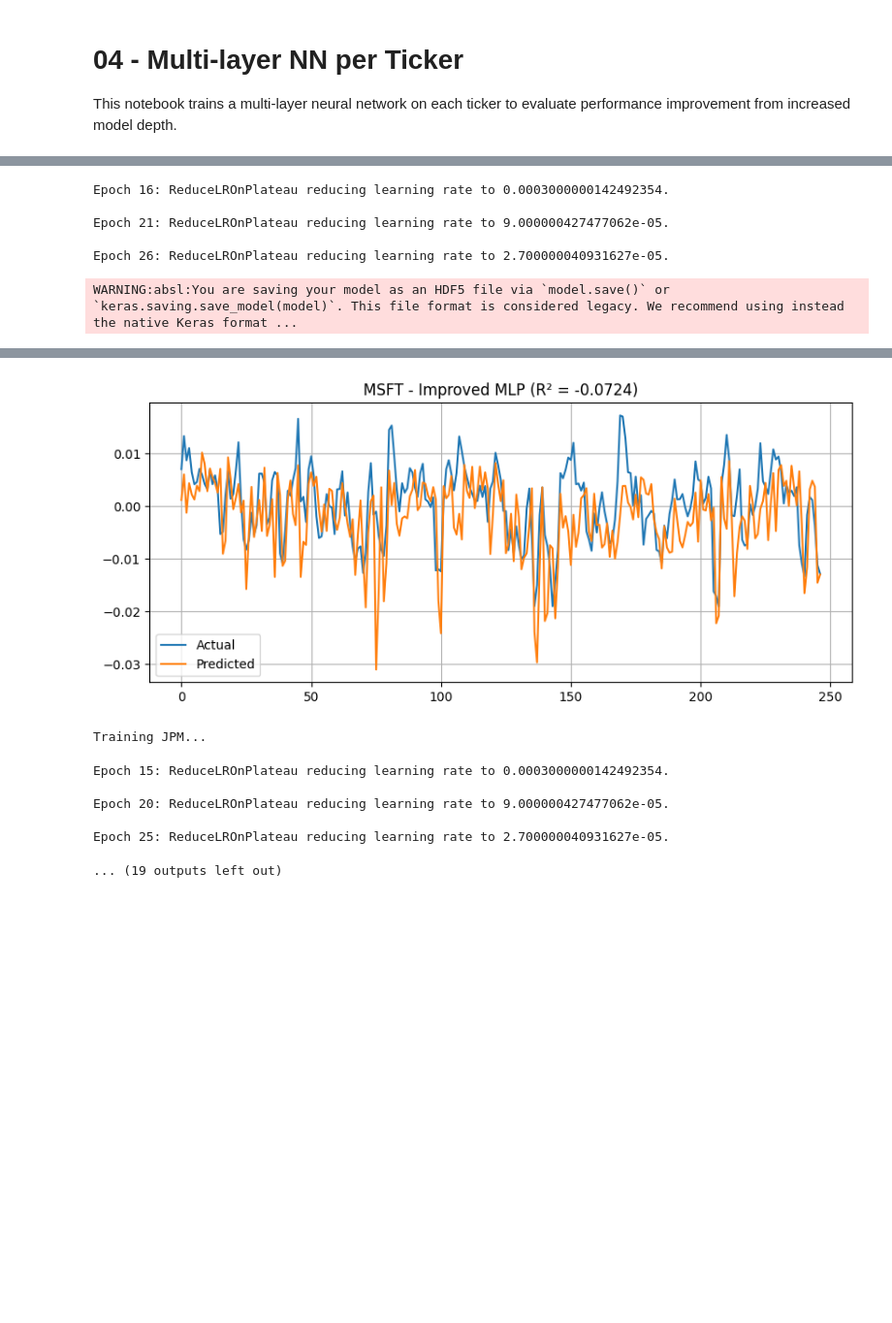
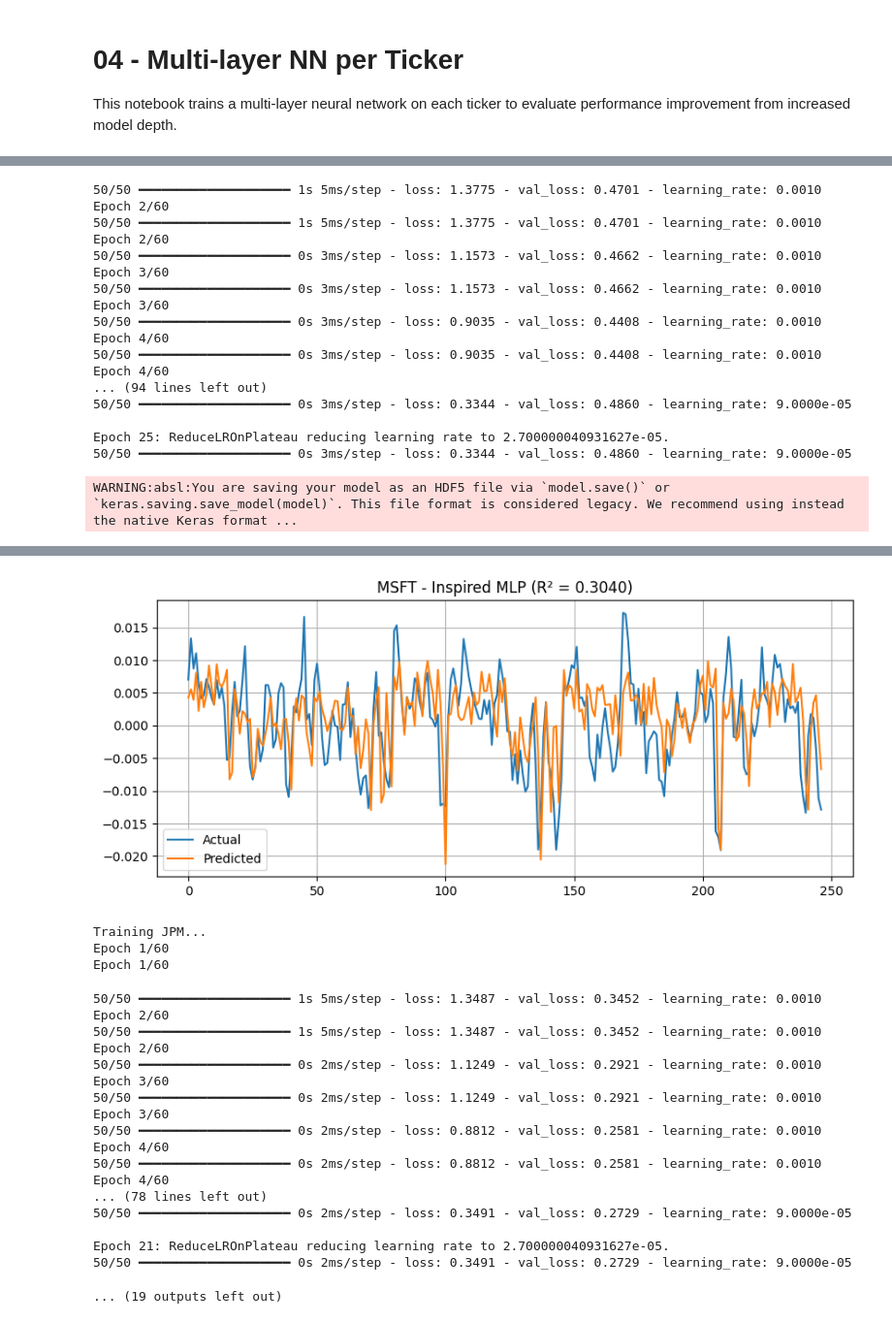
Before and after one commit to abhigyas/stock-forecasting-neural-networks, a Jupyter notebook: notebooks/04_modeling_multi_layer_nn.ipynb, the cells around one changed output, grey strips where cells are left out. Shown: that part at 97% size. Cells and saved outputs as stored; diff of their text form; code cells hidden in the pictures; blank space fills up the shorter version.

Commit message:
improved multi layer nn

```diff
--- a/notebooks/04_modeling_multi_layer_nn.ipynb
+++ b/notebooks/04_modeling_multi_layer_nn.ipynb
@@ -8,10 +8,9 @@ import numpy as np
 from sklearn.model_selection import train_test_split
 from sklearn.preprocessing import StandardScaler
 from tensorflow.keras.models import Sequential
-from tensorflow.keras.layers import Dense, Dropout
+from tensorflow.keras.layers import Dense
 from tensorflow.keras.callbacks import EarlyStopping, ReduceLROnPlateau
 from sklearn.metrics import mean_squared_error, r2_score
-from tensorflow.keras.regularizers import l2
 import matplotlib.pyplot as plt
 import os
 
@@ -84,10 +83,10 @@ for ticker in tickers:
 
     # === Model Architecture ===
     model = Sequential([
-        Dense(128, activation='relu', kernel_regularizer=l2(1e-4), input_shape=(X_train_scaled.shape[1],)),
-        Dropout(0.2),
-        Dense(64, activation='relu', kernel_regularizer=l2(1e-4)),
-        Dropout(0.1),
+        Dense(64, activation='relu', input_shape=(X_train_scaled.shape[1],)),
+        Dense(32, activation='relu'),
+        Dense(16, activation='relu'),
+        Dense(16, activation='relu'),
         Dense(1)
     ])
     model.compile(optimizer='adam', loss='mse')
@@ -96,12 +95,12 @@ for ticker in tickers:
     early_stop = EarlyStopping(patience=15, restore_best_weights=True, monitor='val_loss')
     reduce_lr = ReduceLROnPlateau(monitor='val_loss', factor=0.3, patience=5, min_lr=1e-5, verbose=1)
 
-    model.fit(X_train_scaled, y_train_norm, validation_split=0.2, epochs=200, verbose=0,
+    model.fit(X_train_scaled, y_train_norm, validation_split=0.2, epochs=60, batch_size=16, verbose=1,
               callbacks=[early_stop, reduce_lr])
 
     # Save model
     os.makedirs('../models/saved_model', exist_ok=True)
-    model.save(f'../models/saved_model/{ticker}_improved_nn.h5')
+    model.save(f'../models/saved_model/{ticker}_inspired_mlp.h5')
 
     # === Predict and Evaluate ===
     y_pred_norm = model.predict(X_test_scaled).flatten()
@@ -116,13 +115,13 @@ for ticker in tickers:
     plt.figure(figsize=(10, 4))
     plt.plot(y_test_actual, label='Actual')
     plt.plot(y_pred, label='Predicted')
-    plt.title(f"{ticker} - Improved MLP (R² = {r2:.4f})")
+    plt.title(f"{ticker} - Inspired MLP (R² = {r2:.4f})")
     plt.legend()
     plt.grid(True)
     plt.show()
 
 # === Summary Output ===
-print("\nSUMMARY")
+print("\nSUMMARY OF MLP")
 for ticker, (mse, r2) in results.items():
     print(f"{ticker}: MSE = {mse:.6f}, R² = {r2:.4f}")
 # %% [output]
@@ -139,6 +154,18 @@ Training MSFT...
-Epoch 16: ReduceLROnPlateau reducing learning rate to 0.0003000000142492354.
+50/50 ━━━━━━━━━━━━━━━━━━━━ 1s 5ms/step - loss: 1.3775 - val_loss: 0.4701 - learning_rate: 0.0010
+Epoch 2/60
+50/50 ━━━━━━━━━━━━━━━━━━━━ 1s 5ms/step - loss: 1.3775 - val_loss: 0.4701 - learning_rate: 0.0010
+Epoch 2/60
+50/50 ━━━━━━━━━━━━━━━━━━━━ 0s 3ms/step - loss: 1.1573 - val_loss: 0.4662 - learning_rate: 0.0010
+Epoch 3/60
+50/50 ━━━━━━━━━━━━━━━━━━━━ 0s 3ms/step - loss: 1.1573 - val_loss: 0.4662 - learning_rate: 0.0010
+Epoch 3/60
+50/50 ━━━━━━━━━━━━━━━━━━━━ 0s 3ms/step - loss: 0.9035 - val_loss: 0.4408 - learning_rate: 0.0010
+Epoch 4/60
+50/50 ━━━━━━━━━━━━━━━━━━━━ 0s 3ms/step - loss: 0.9035 - val_loss: 0.4408 - learning_rate: 0.0010
+Epoch 4/60
+... (94 lines left out)
+50/50 ━━━━━━━━━━━━━━━━━━━━ 0s 3ms/step - loss: 0.3344 - val_loss: 0.4860 - learning_rate: 9.0000e-05
 
-Epoch 21: ReduceLROnPlateau reducing learning rate to 9.000000427477062e-05.
-
-Epoch 26: ReduceLROnPlateau reducing learning rate to 2.700000040931627e-05.
+Epoch 25: ReduceLROnPlateau reducing learning rate to 2.700000040931627e-05.
+50/50 ━━━━━━━━━━━━━━━━━━━━ 0s 3ms/step - loss: 0.3344 - val_loss: 0.4860 - learning_rate: 9.0000e-05
 WARNING:absl:You are saving your model as an HDF5 file via `model.save()` or `keras.saving.save_model(model)`. This file format is considered legacy. We recommend using instead the native Keras format ...
@@ -146,8 +174,22 @@ WARNING:absl:You are saving your model as an HDF5 file via `model.save()` or `ke
-[figure, old version]
+[figure, new version]
 Training JPM...
+Epoch 1/60
+Epoch 1/60
-Epoch 15: ReduceLROnPlateau reducing learning rate to 0.0003000000142492354.
+50/50 ━━━━━━━━━━━━━━━━━━━━ 1s 5ms/step - loss: 1.3487 - val_loss: 0.3452 - learning_rate: 0.0010
+Epoch 2/60
+50/50 ━━━━━━━━━━━━━━━━━━━━ 1s 5ms/step - loss: 1.3487 - val_loss: 0.3452 - learning_rate: 0.0010
+Epoch 2/60
+50/50 ━━━━━━━━━━━━━━━━━━━━ 0s 2ms/step - loss: 1.1249 - val_loss: 0.2921 - learning_rate: 0.0010
+Epoch 3/60
+50/50 ━━━━━━━━━━━━━━━━━━━━ 0s 2ms/step - loss: 1.1249 - val_loss: 0.2921 - learning_rate: 0.0010
+Epoch 3/60
+50/50 ━━━━━━━━━━━━━━━━━━━━ 0s 2ms/step - loss: 0.8812 - val_loss: 0.2581 - learning_rate: 0.0010
+Epoch 4/60
+50/50 ━━━━━━━━━━━━━━━━━━━━ 0s 2ms/step - loss: 0.8812 - val_loss: 0.2581 - learning_rate: 0.0010
+Epoch 4/60
+... (78 lines left out)
+50/50 ━━━━━━━━━━━━━━━━━━━━ 0s 2ms/step - loss: 0.3491 - val_loss: 0.2729 - learning_rate: 9.0000e-05
 
-Epoch 20: ReduceLROnPlateau reducing learning rate to 9.000000427477062e-05.
-
-Epoch 25: ReduceLROnPlateau reducing learning rate to 2.700000040931627e-05.
+Epoch 21: ReduceLROnPlateau reducing learning rate to 2.700000040931627e-05.
+50/50 ━━━━━━━━━━━━━━━━━━━━ 0s 2ms/step - loss: 0.3491 - val_loss: 0.2729 - learning_rate: 9.0000e-05
 ... (19 outputs left out)
```
Also changed, not shown: parts of 1 cell of this notebook, 29 other files.
